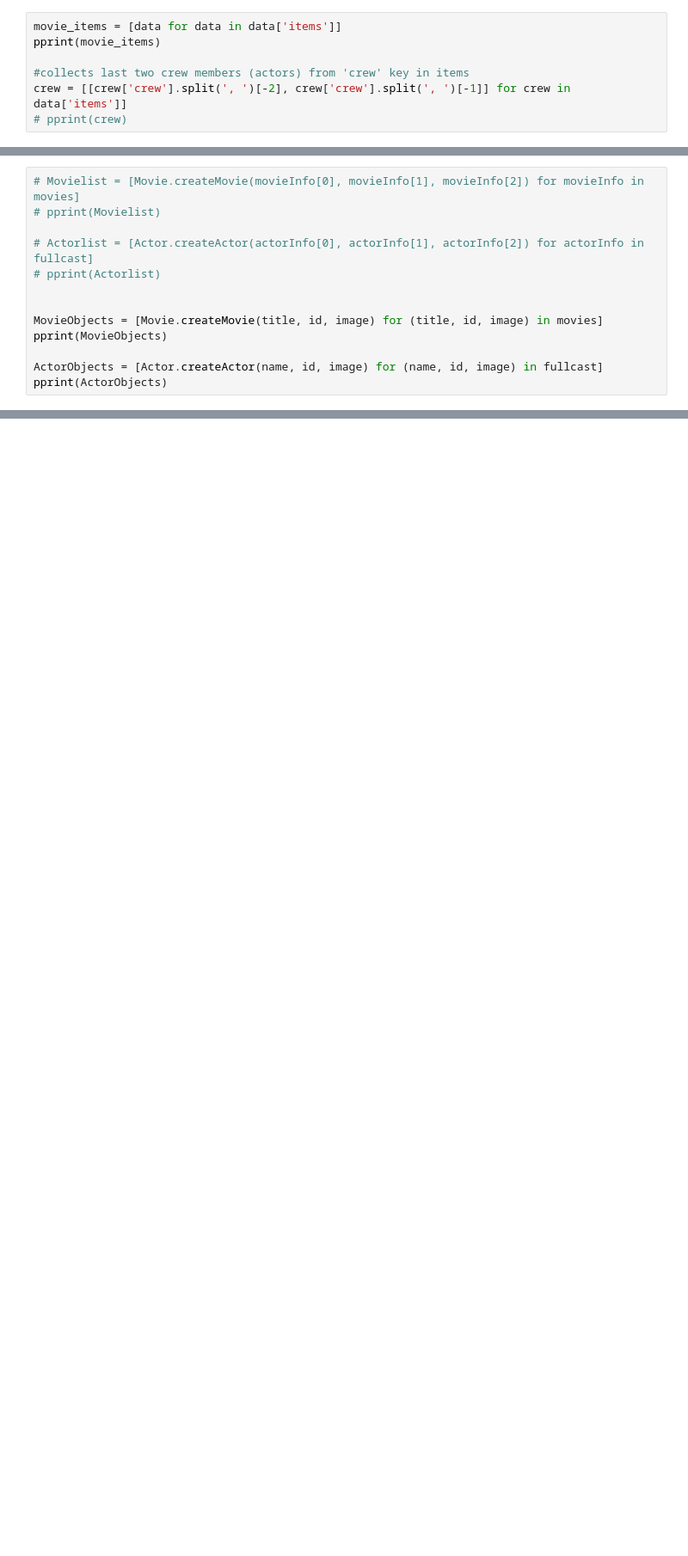
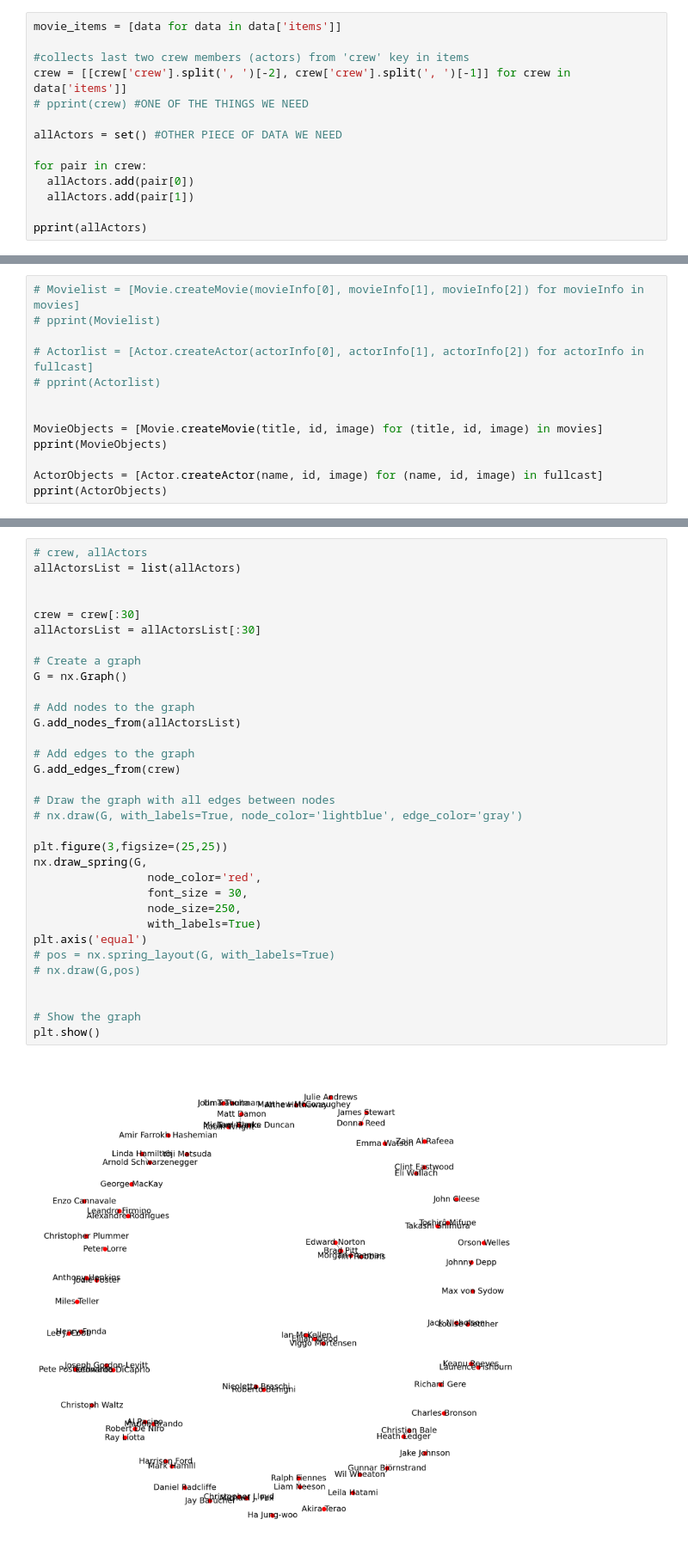
Before and after one commit to sir-sauc3/comp215-Project1, a Jupyter notebook: Sos&Roberto.ipynb, the cells around one changed output, grey strips where cells are left out. Shown at 86% size. Saved outputs shown, nothing was run; the diff lists cells and outputs as text; blank space fills up the shorter version.

```diff
--- a/Sos&Roberto.ipynb
+++ b/Sos&Roberto.ipynb
@@ -56,8 +51,15 @@ movies = [(movie['title'],
 # %%
 movie_items = [data for data in data['items']]
-pprint(movie_items)
 
 #collects last two crew members (actors) from 'crew' key in items
 crew = [[crew['crew'].split(', ')[-2], crew['crew'].split(', ')[-1]] for crew in data['items']]
-# pprint(crew)
+# pprint(crew) #ONE OF THE THINGS WE NEED
+
+allActors = set() #OTHER PIECE OF DATA WE NEED
+
+for pair in crew:
+  allActors.add(pair[0])
+  allActors.add(pair[1])
+
+pprint(allActors)
 # %% [output]
@@ -244,0 +270,35 @@ pprint(ActorObjects)
+# %%
+# crew, allActors
+allActorsList = list(allActors)
+
+
+crew = crew[:30]
+allActorsList = allActorsList[:30]
+
+# Create a graph
+G = nx.Graph()
+
+# Add nodes to the graph
+G.add_nodes_from(allActorsList)
+
+# Add edges to the graph
+G.add_edges_from(crew)
+
+# Draw the graph with all edges between nodes
+# nx.draw(G, with_labels=True, node_color='lightblue', edge_color='gray')
+
+plt.figure(3,figsize=(25,25))
+nx.draw_spring(G,
+                 node_color='red',
+                 font_size = 30,
+                 node_size=250,
+                 with_labels=True)
+plt.axis('equal')
+# pos = nx.spring_layout(G, with_labels=True)
+# nx.draw(G,pos)
+
+
+# Show the graph
+plt.show()
+# %% [output]
+[figure, added]
```
Also changed, not shown: parts of 7 cells of this notebook.
